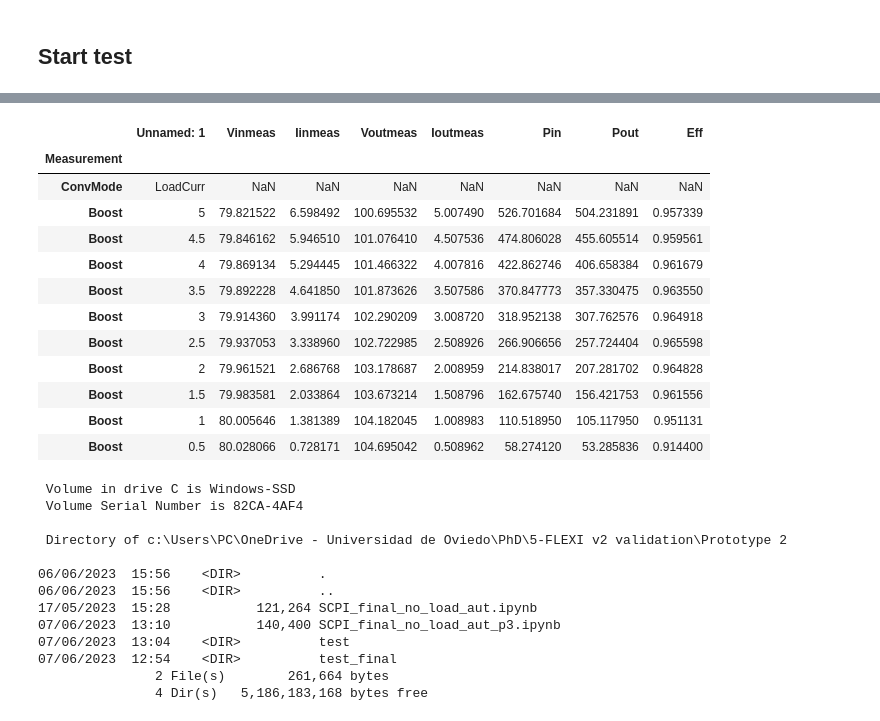
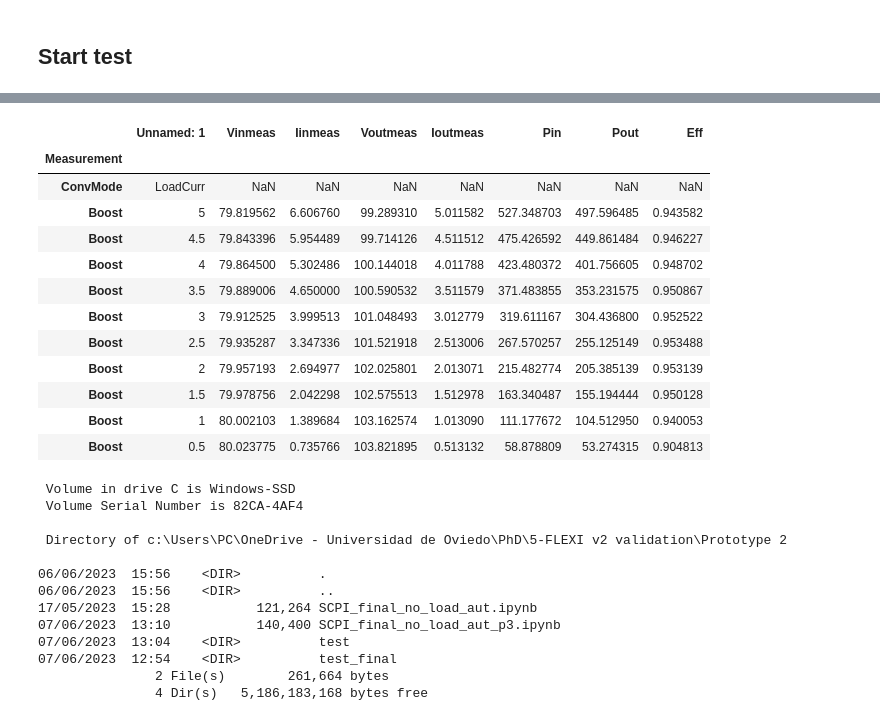
Before and after one commit to miguelfercos/SCPIAutomation, a Jupyter notebook: SCPI_final_no_load_aut_p3.ipynb, the cells around one changed output, grey strips where cells are left out. Cells and saved outputs as stored; diff of their text form; code cells hidden in the pictures.

```diff
--- a/SCPI_final_no_load_aut_p3.ipynb
+++ b/SCPI_final_no_load_aut_p3.ipynb
@@ -811,9 +834,10 @@ Saving file as "Buck_IloadSensRip_1A"
 LoadCurr=['5','4.5','4','3.5','3','2.5','2','1.5','1','0.5'] # A
 # LoadCurr=[input('Choose load current (1 to 5 (amps))')]
 
+prototype=input('choose prototype number.')
 
 ConvMode=['Buck','Boost']
-ConvMode=[input('Choose converter (either Buck or Boost). NOTE: write Buck Boost')]
+ConvMode=[input('Choose converter (either Buck or Boost). NOTE: write Buck  or Boost')]
 DMM_sequence=['Vinmeas','Iinmeas','Voutmeas','Ioutmeas','Pin','Pout','Eff']
 multiindex = pd.MultiIndex.from_product([ConvMode, LoadCurr], names=["ConvMode", "LoadCurr"])
 ConvModeVoltageDict={'Buck':'150','Boost':'80'}
@@ -1000,22 +1015,22 @@ bucky
 # %%
-boosty= pd.read_csv(r'C:\Users\PC\OneDrive - Universidad de Oviedo\PhD\5-FLEXI v2 validation\Prototype {}\test\DMMeff_Boost.csv'.format(prototype),index_col=[0],header=[0])
+boosty= pd.read_csv(r'C:\Users\PC\OneDrive - Universidad de Oviedo\PhD\5-FLEXI v2 validation\Prototype {}\test\DMMeff_Boost2.csv'.format(prototype),index_col=[0],header=[0])
 boosty.head()
 boosty['Eff']=boosty['Pout']/boosty['Pin']
 boosty
 # %% [output]
 |  | Unnamed: 1 | Vinmeas | Iinmeas | Voutmeas | Ioutmeas | Pin | Pout | Eff |
 | Measurement |  |  |  |  |  |  |  |  |
 | ConvMode | LoadCurr | NaN | NaN | NaN | NaN | NaN | NaN | NaN |
-| Boost | 5 | 79.821522 | 6.598492 | 100.695532 | 5.007490 | 526.701684 | 504.231891 | 0.957339 |
-| Boost | 4.5 | 79.846162 | 5.946510 | 101.076410 | 4.507536 | 474.806028 | 455.605514 | 0.959561 |
-| Boost | 4 | 79.869134 | 5.294445 | 101.466322 | 4.007816 | 422.862746 | 406.658384 | 0.961679 |
-| Boost | 3.5 | 79.892228 | 4.641850 | 101.873626 | 3.507586 | 370.847773 | 357.330475 | 0.963550 |
-| Boost | 3 | 79.914360 | 3.991174 | 102.290209 | 3.008720 | 318.952138 | 307.762576 | 0.964918 |
-| Boost | 2.5 | 79.937053 | 3.338960 | 102.722985 | 2.508926 | 266.906656 | 257.724404 | 0.965598 |
-| Boost | 2 | 79.961521 | 2.686768 | 103.178687 | 2.008959 | 214.838017 | 207.281702 | 0.964828 |
-| Boost | 1.5 | 79.983581 | 2.033864 | 103.673214 | 1.508796 | 162.675740 | 156.421753 | 0.961556 |
-| Boost | 1 | 80.005646 | 1.381389 | 104.182045 | 1.008983 | 110.518950 | 105.117950 | 0.951131 |
-| Boost | 0.5 | 80.028066 | 0.728171 | 104.695042 | 0.508962 | 58.274120 | 53.285836 | 0.914400 |
+| Boost | 5 | 79.819562 | 6.606760 | 99.289310 | 5.011582 | 527.348703 | 497.596485 | 0.943582 |
+| Boost | 4.5 | 79.843396 | 5.954489 | 99.714126 | 4.511512 | 475.426592 | 449.861484 | 0.946227 |
+| Boost | 4 | 79.864500 | 5.302486 | 100.144018 | 4.011788 | 423.480372 | 401.756605 | 0.948702 |
+| Boost | 3.5 | 79.889006 | 4.650000 | 100.590532 | 3.511579 | 371.483855 | 353.231575 | 0.950867 |
+| Boost | 3 | 79.912525 | 3.999513 | 101.048493 | 3.012779 | 319.611167 | 304.436800 | 0.952522 |
+| Boost | 2.5 | 79.935287 | 3.347336 | 101.521918 | 2.513006 | 267.570257 | 255.125149 | 0.953488 |
+| Boost | 2 | 79.957193 | 2.694977 | 102.025801 | 2.013071 | 215.482774 | 205.385139 | 0.953139 |
+| Boost | 1.5 | 79.978756 | 2.042298 | 102.575513 | 1.512978 | 163.340487 | 155.194444 | 0.950128 |
+| Boost | 1 | 80.002103 | 1.389684 | 103.162574 | 1.013090 | 111.177672 | 104.512950 | 0.940053 |
+| Boost | 0.5 | 80.023775 | 0.735766 | 103.821895 | 0.513132 | 58.878809 | 53.274315 | 0.904813 |
 # %%
 # %% [output]
  Volume in drive C is Windows-SSD
```
Also changed, not shown: parts of 8 cells of this notebook.
